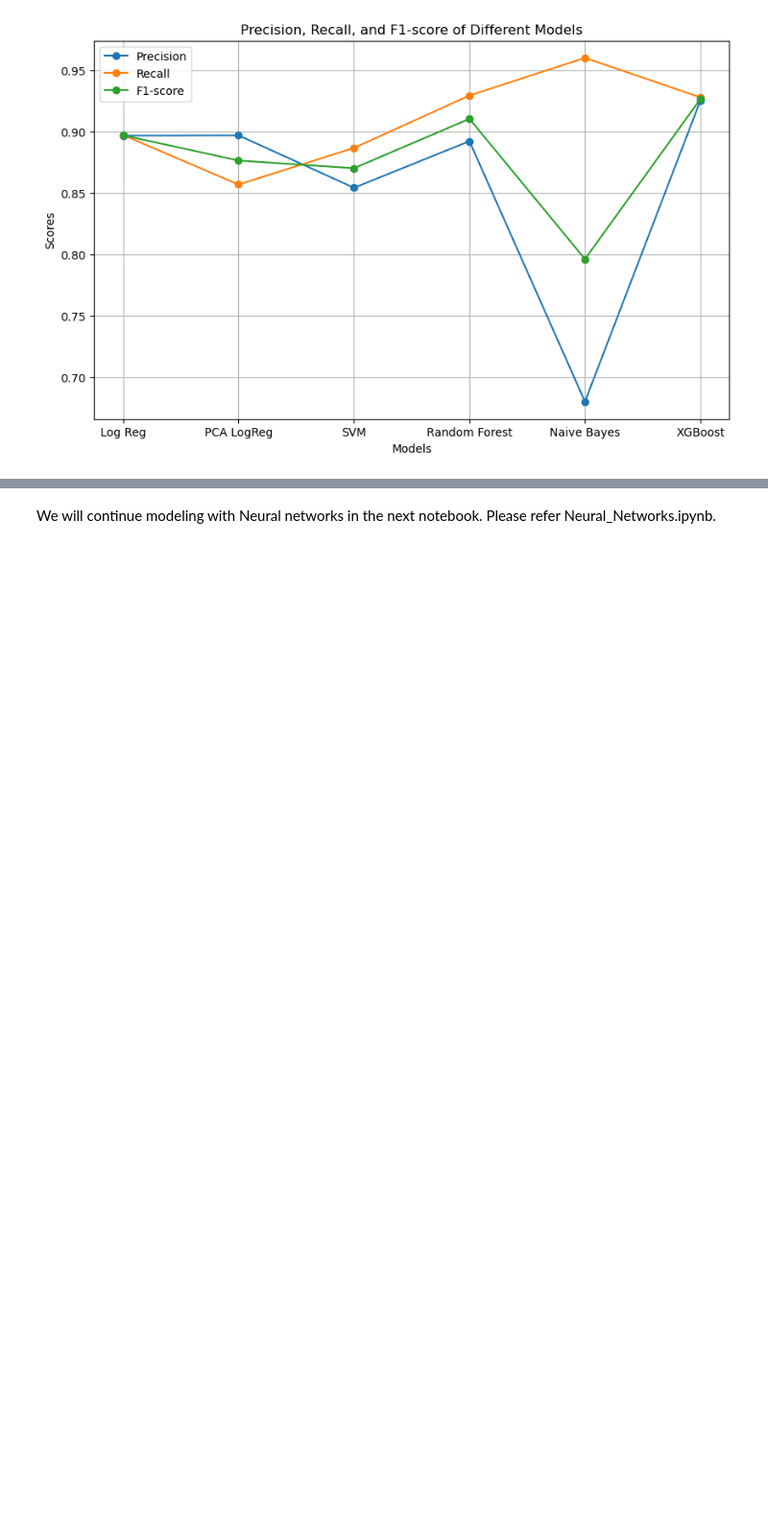
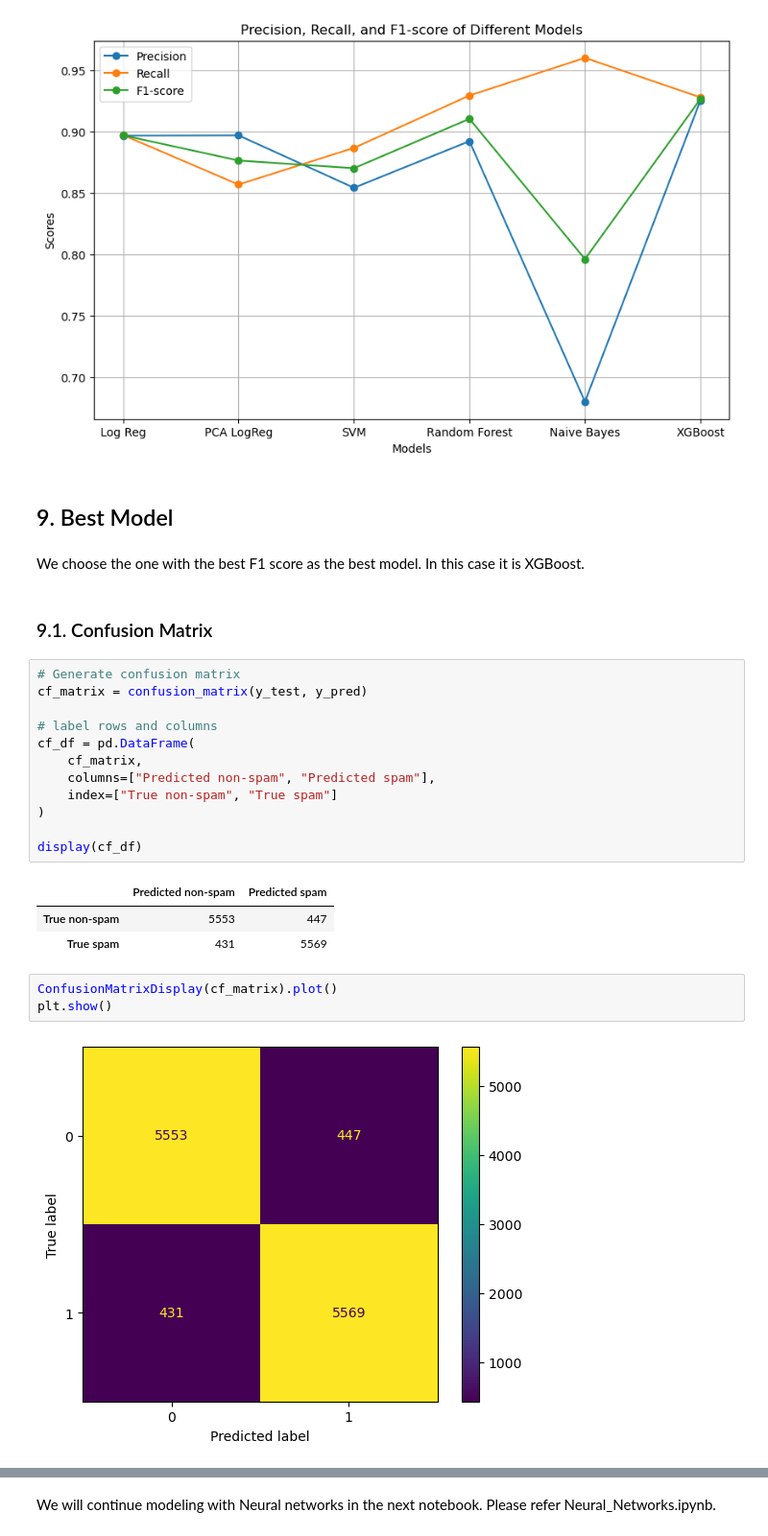
Before and after one commit to dfrancis-tech/email_spam, a Jupyter notebook: Baseline_Model.ipynb, the cells around one changed output, grey strips where cells are left out. Shown: that part at 96% size. Cells and saved outputs as stored; diff of their text form; blank space fills up the shorter version.

Commit message:
evaluate the best model

```diff
--- a/Baseline_Model.ipynb
+++ b/Baseline_Model.ipynb
@@ -1567,3 +1572,32 @@ plt.show()
 # %% [output]
 [figure]
 [figure]
+# %% [markdown]
+<a id = "bm"></a>
+## 9. Best Model
+# %% [markdown]
+We choose the one with the best F1 score as the best model. In this case it is XGBoost.
+# %% [markdown]
+<a id = "cm"></a>
+### 9.1. Confusion Matrix
+# %%
+# Generate confusion matrix
+cf_matrix = confusion_matrix(y_test, y_pred)
+
+# label rows and columns
+cf_df = pd.DataFrame(
+    cf_matrix,
+    columns=["Predicted non-spam", "Predicted spam"],
+    index=["True non-spam", "True spam"]
+)
+
+display(cf_df)
+# %% [output]
+|  | Predicted non-spam | Predicted spam |
+| True non-spam | 5553 | 447 |
+| True spam | 431 | 5569 |
+# %%
+ConfusionMatrixDisplay(cf_matrix).plot()
+plt.show()
+# %% [output]
+[figure, added]
```
Also changed, not shown: parts of 10 cells of this notebook.
